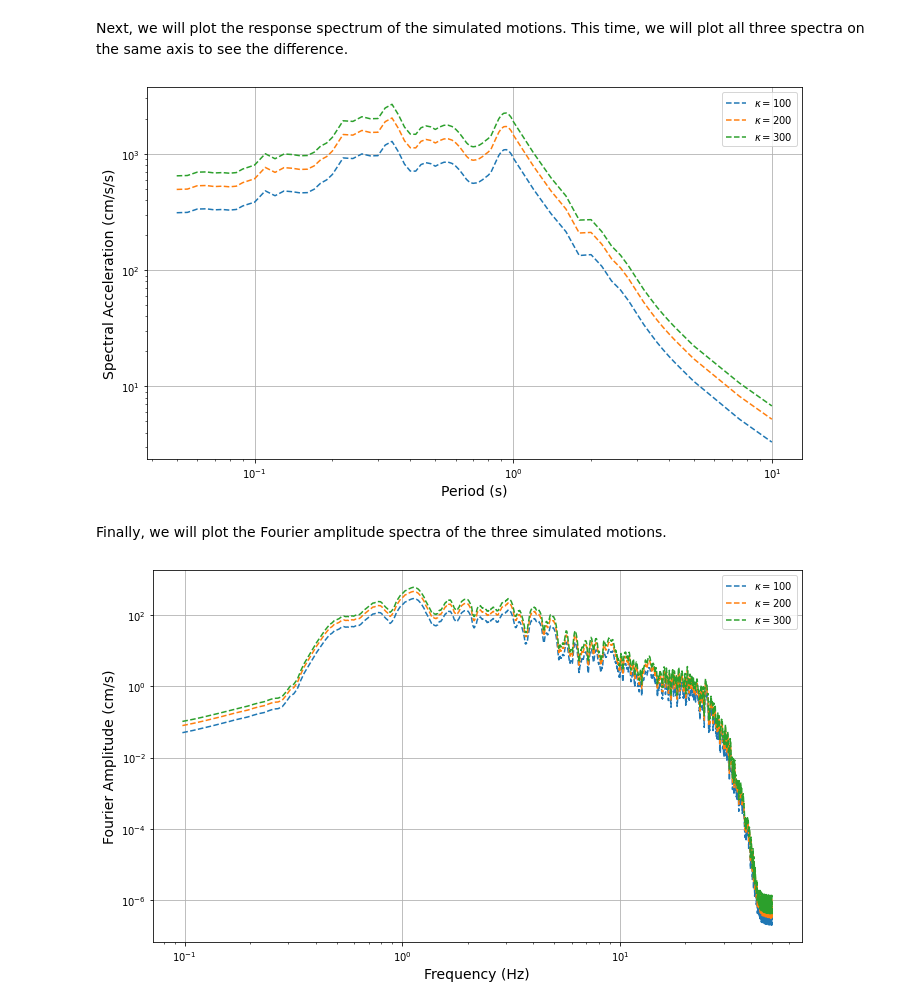
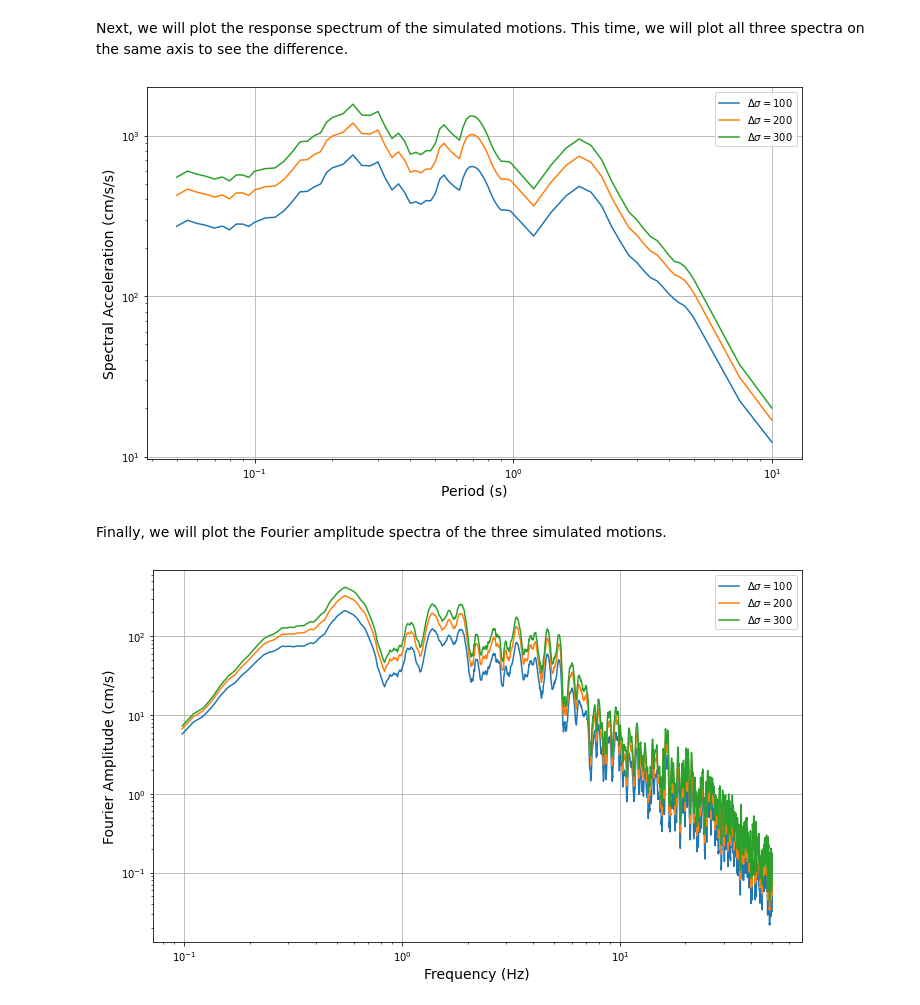
Before and after one commit to abdullahaltindal/pyexsim12, a Jupyter notebook: examples/ex3-stress_drop.ipynb, the cells around one changed output. Cells and saved outputs as stored; diff of their text form; code cells hidden in the pictures.

```diff
--- a/examples/ex3-stress_drop.ipynb
+++ b/examples/ex3-stress_drop.ipynb
@@ -13,7 +13,7 @@ import numpy as np
 Next, we will write a function to create a Simulation object with the input stress drop value (Similar to example 2, where kappa was the input). Rest of the inputs will be the same as the first example (ex1-visualize_inputs.ipynb), and will be hard-coded into the function.
 # %%
 def create_sim(stress_drop, stem):
-    """ Create a simulation object with the input kappa value """
+    """ Create a simulation object with the input stress_drop value """
     # %% Creating the Source object
     src_spec = pex.SourceSpec(mw=7.0, stress_drop=stress_drop, kappa=0.03)  # kappa_flag = 1 by default, so no need to change anything
     fault_geom = pex.FaultGeom(fault_edge=(0, 0),
@@ -59,12 +59,12 @@ sim3.run()
 Now we will create a figure with 3 panels, and plot the simulated accelerograms.
 # %%
 sims = [sim1, sim2, sim3]  # Create a list from the three sim objects to loop over
-kappa_vals = [100, 200, 300]  # Create a lsit of kappa values to loop over
+stress_drop_vals = [100, 200, 300]  # Create a lsit of stress_drop values to loop over
 
 fig_acc, axs_acc = plt.subplots(nrows=3, ncols=1, figsize=(10, 6))
 
-for (sim, kappa, ax) in zip(sims, kappa_vals, axs_acc):  # Loop over sims, kappa_vals, and axs_acc
-    sim.plot_acc(site=1, axis=ax, plot_dict={"color": "black", "label": f"$\kappa={kappa}$"})
+for (sim, stress_drop, ax) in zip(sims, stress_drop_vals, axs_acc):  # Loop over sims, stress_drop_vals, and axs_acc
+    sim.plot_acc(site=1, axis=ax, plot_dict={"color": "black", "label": f"$\Delta\sigma={stress_drop}$"})
     ax.legend()
     ax.set_xlabel("Time (s)", fontsize=14)
     ax.set_ylabel("Acceleration (cm/s/s)", fontsize=10)
@@ -74,8 +74,8 @@ for (sim, kappa, ax) in zip(sims, kappa_vals, axs_acc):  # Loop over sims, kappa
 Next, we will plot the response spectrum of the simulated motions. This time, we will plot all three spectra on the same axis to see the difference.
 # %%
 fig_rp, axs_rp = plt.subplots(figsize=(10, 6))
-for (sim, kappa) in zip(sims, kappa_vals):
-    sim.plot_rp(site=1, axis=axs_rp, plot_dict={"label": f"$\kappa={kappa}$", "linestyle": "dashed"})
+for (sim, stress_drop) in zip(sims, stress_drop_vals):
+    sim.plot_rp(site=1, axis=axs_rp, plot_dict={"label": f"$\Delta\sigma={stress_drop}$"})
 
 axs_rp.legend()
 axs_rp.set_xscale("log")
@@ -85,20 +85,20 @@ axs_rp.set_xlabel("Period (s)", fontsize=14)
 axs_rp.set_ylabel("Spectral Acceleration (cm/s/s)", fontsize=14)
 plt.tight_layout()
 # %% [output]
-[figure, old version]
+[figure, new version]
 # %% [markdown]
 Finally, we will plot the Fourier amplitude spectra of the three simulated motions.
 # %%
 fig_fas, axs_fas = plt.subplots(figsize=(10, 6))
-for (sim, kappa) in zip(sims, kappa_vals):
-    sim.plot_fas(site=1, axis=axs_fas, plot_dict={"label": f"$\kappa={kappa}$", "linestyle": "dashed"})
+for (sim, stress_drop) in zip(sims, stress_drop_vals):
+    sim.plot_fas(site=1, axis=axs_fas, plot_dict={"label": f"$\Delta\sigma={stress_drop}$"})
 
 axs_fas.legend()
 axs_fas.set_xscale("log")
 axs_fas.set_yscale("log")
 axs_fas.grid()
 axs_fas.set_xlabel("Frequency (Hz)", fontsize=14)
 axs_fas.set_ylabel("Fourier Amplitude (cm/s)", fontsize=14)
 plt.tight_layout()
 # %% [output]
-[figure, old version]
+[figure, new version]
```
Also changed, not shown: parts of 1 cell of this notebook, 18 other files.
